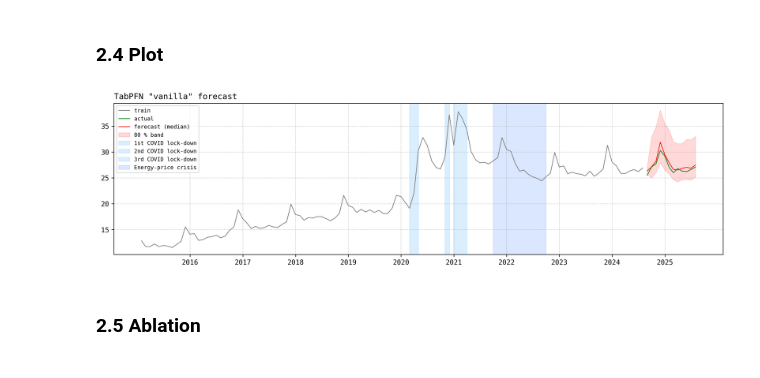
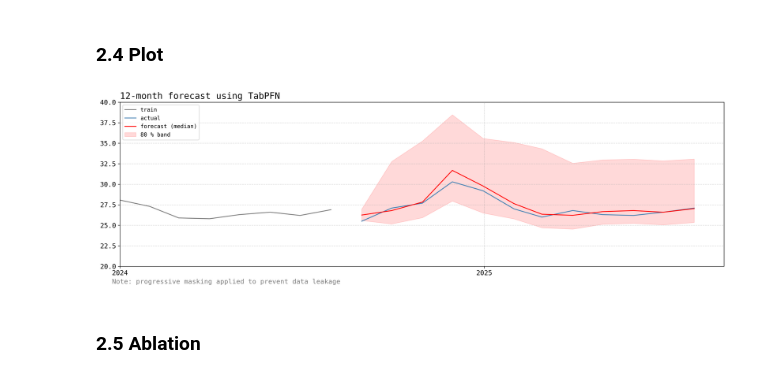
Before and after one commit to michaelarutyunov/time-series-methods, a Jupyter notebook: notebooks/03_modelling.ipynb, the cells around one changed output. Saved outputs shown, nothing was run; the diff lists cells and outputs as text; code cells hidden in the pictures.

```diff
--- a/notebooks/03_modelling.ipynb
+++ b/notebooks/03_modelling.ipynb
@@ -12,7 +12,7 @@ RANDOM_STATE = 42
 # %%
 # Chart style settings
 import matplotlib.style as style
-style.use({'font.family': 'Monospace', 'font.size': 10, })
+style.use({'font.family': 'Monospace', 'font.size': 12, })
 # %%
 # Data folders
 from pathlib import Path
@@ -446,38 +452,44 @@ hi_df = (pred.loc['retail_series', 0.9].to_frame('value').reset_index().assign(s
 plot_df = pd.concat([train_df, actual_df, med_df, lo_df, hi_df], ignore_index=True)
 # %%
 # Plot
-plt.figure(figsize=(16, 4), dpi=300)
+plt.figure(figsize=(16, 5), dpi=300)
 
-sns.lineplot(data=plot_df.query("series == 'train'"), x='timestamp', y='value', linewidth=1, color='grey', label='train')
-sns.lineplot(data=plot_df.query("series == 'actual'"), x='timestamp', y='value', linewidth=1, color='green', label='actual')
-sns.lineplot(data=plot_df.query("series == 'forecast'"), x='timestamp', y='value', linewidth=1, color='red', label='forecast (median)')
+sns.lineplot(data=plot_df.query("series == 'train'"), x='timestamp', y='value', linewidth=1.5, color='grey', label='train')
+sns.lineplot(data=plot_df.query("series == 'actual'"), x='timestamp', y='value', linewidth=1.5, color='steelblue', label='actual')
+sns.lineplot(data=plot_df.query("series == 'forecast'"), x='timestamp', y='value', linewidth=1.5, color='red', label='forecast (median)')
 
 lower = plot_df.query("series == 'lower80'").set_index('timestamp')['value']
 upper = plot_df.query("series == 'upper80'").set_index('timestamp')['value']
 plt.fill_between(lower.index, lower, upper, color='red', alpha=.15, label='80 % band')
 
 ax = plt.gca()
 time_range = pd.date_range(start=plot_df['timestamp'].min(),
                            end=plot_df['timestamp'].max(),
                            freq='YS')  # Year start frequency
 ax.set_xticks(time_range)
 ax.set_xticklabels([t.year for t in time_range])
 for tick in ax.get_xticks():
     ax.axvline(x=tick, color='gray', linestyle='--', linewidth=0.5, alpha=0.5)
 
 # Spans
-event_spans = add_event_spans(ax)
+# event_spans = add_event_spans(ax)
 
-ax.legend(fontsize=8)
+ax.legend(loc='upper left', fontsize=10)
 
 plt.xlabel('')
 plt.ylabel('')
 plt.grid(axis='y', linestyle='--', alpha=0.5)
-plt.title('TabPFN "vanilla" forecast', loc='left')
-# plt.savefig('../outputs/figures/UK_online_retail_share_trend_with_spans.png', bbox_inches='tight', dpi=300)
+plt.title(f'{HORIZON}-month forecast using TabPFN', fontsize=16, loc='left')
+plt.figtext(0.03, 0, 'Note: progressive masking applied to prevent data leakage', fontsize=12, color='grey')
+
+ax.set_xlim(pd.Timestamp('2024-01-01'), plot_df['timestamp'].max() + pd.Timedelta(days=30))
+ax.set_ylim(20, 40)
+
+plt.savefig('../outputs/figures/Prediction_2_TabPFN_progressive_masking.png', bbox_inches='tight', dpi=300)
+plt.tight_layout()
 plt.show()
 # %% [output]
-[figure, old version]
+[figure, new version]
 # %% [markdown]
 ### 2.5 Ablation
 # %%
```
Also changed, not shown: parts of 20 cells of this notebook, 9 other files.
